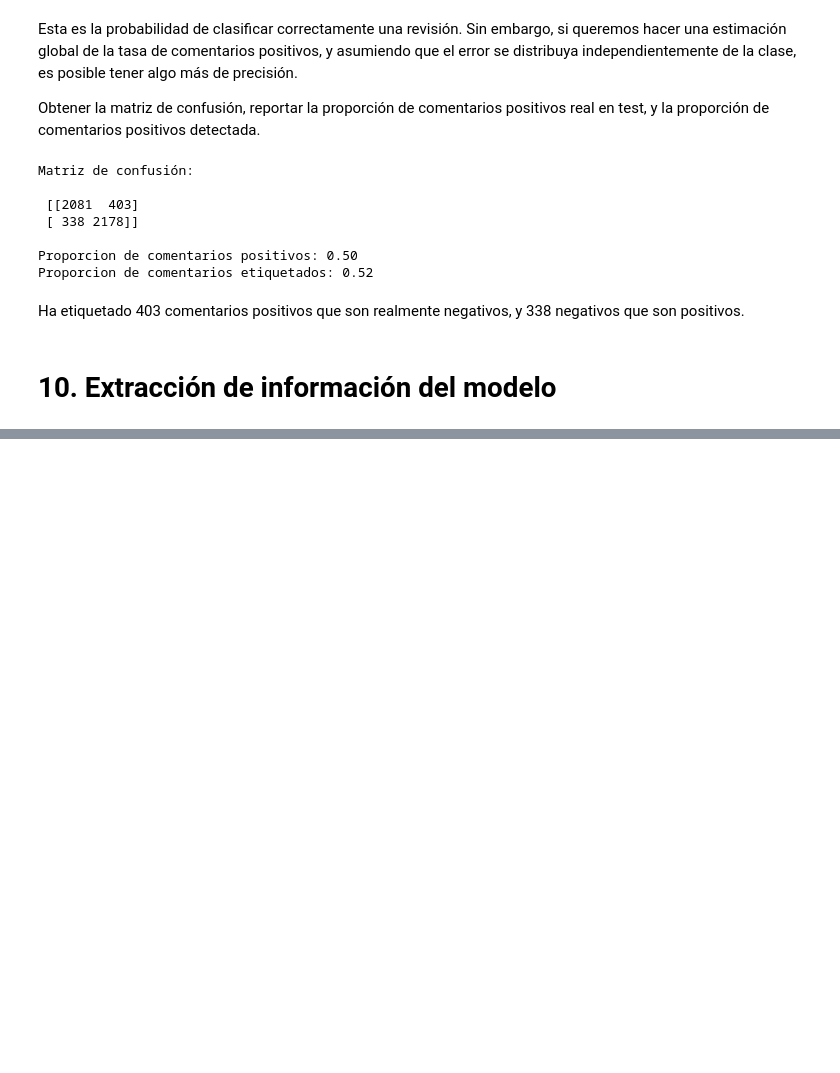
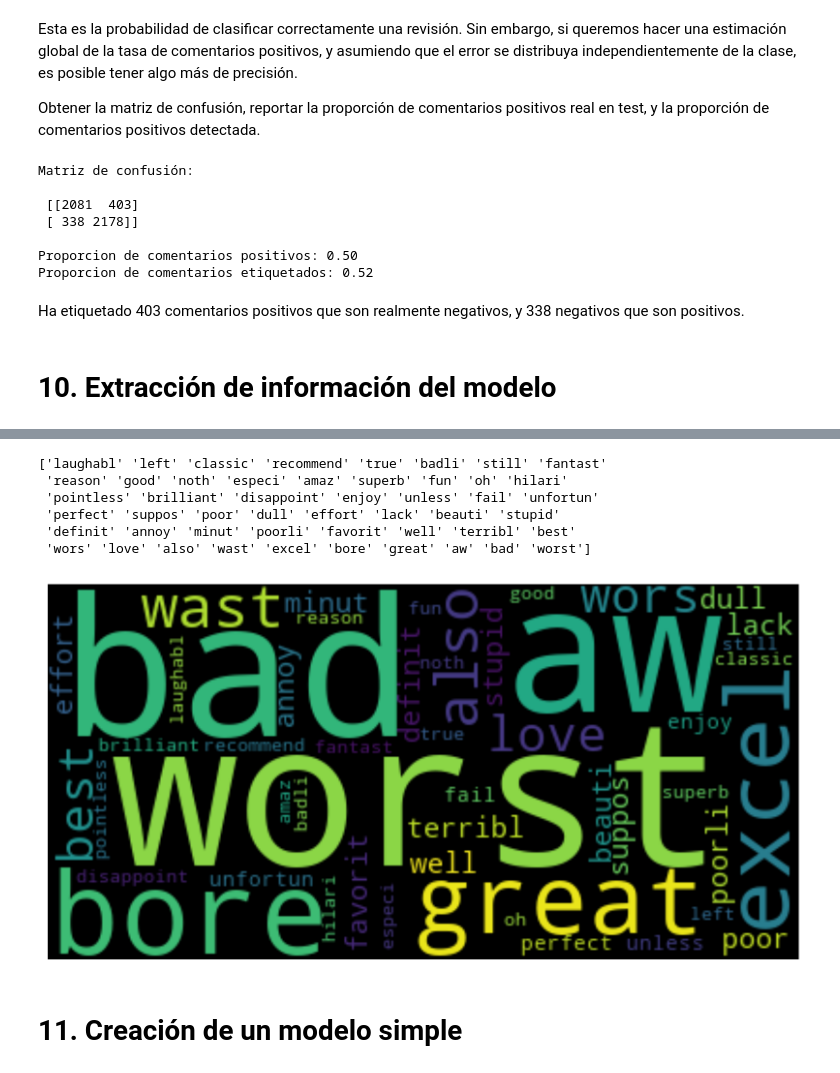
Before and after one commit to AntonioGM98/Apuntes, a Jupyter notebook: Proyectos prácticos/NLP/Procesamiento y limpieza de texto/3. Análisis de opinión en textos.ipynb, the cells around one changed output, grey strips where cells are left out. Drawn from its saved outputs; the diff is of its cells as text; code cells hidden in the pictures; blank space fills up the shorter version.

```diff
--- a/Proyectos prácticos/NLP/Procesamiento y limpieza de texto/3. Análisis de opinión en textos.ipynb
+++ b/Proyectos prácticos/NLP/Procesamiento y limpieza de texto/3. Análisis de opinión en textos.ipynb
@@ -384,0 +392,30 @@ Ha etiquetado 403 comentarios positivos que son realmente negativos, y 338 negat
+# %%
+coeffs = lf_model.coef_.ravel()
+ord_coeffs = np.argsort(np.abs(coeffs))
+best_coeffs = ord_coeffs[-50:]
+
+terms = np.asarray(tfidf_vec.get_feature_names_out())
+relevant_terms = terms[best_coeffs]
+
+print(relevant_terms)
+# %% [output]
+['laughabl' 'left' 'classic' 'recommend' 'true' 'badli' 'still' 'fantast'
+ 'reason' 'good' 'noth' 'especi' 'amaz' 'superb' 'fun' 'oh' 'hilari'
+ 'pointless' 'brilliant' 'disappoint' 'enjoy' 'unless' 'fail' 'unfortun'
+ 'perfect' 'suppos' 'poor' 'dull' 'effort' 'lack' 'beauti' 'stupid'
+ 'definit' 'annoy' 'minut' 'poorli' 'favorit' 'well' 'terribl' 'best'
+ 'wors' 'love' 'also' 'wast' 'excel' 'bore' 'great' 'aw' 'bad' 'worst']
+# %%
+scores = (np.abs(coeffs[best_coeffs]*100)).astype(np.int)
+tag_scores = dict(zip(relevant_terms, scores))
+
+wordcloud = WordCloud().generate_from_frequencies(tag_scores)
+
+fig = plt.figure(figsize=(10,6))
+plt.imshow(wordcloud, interpolation='bilinear')
+plt.axis('off')
+plt.show()
+# %% [output]
+[figure, added]
+# %% [markdown]
+# 11. Creación de un modelo simple
```
Also changed, not shown: parts of 2 cells of this notebook.
